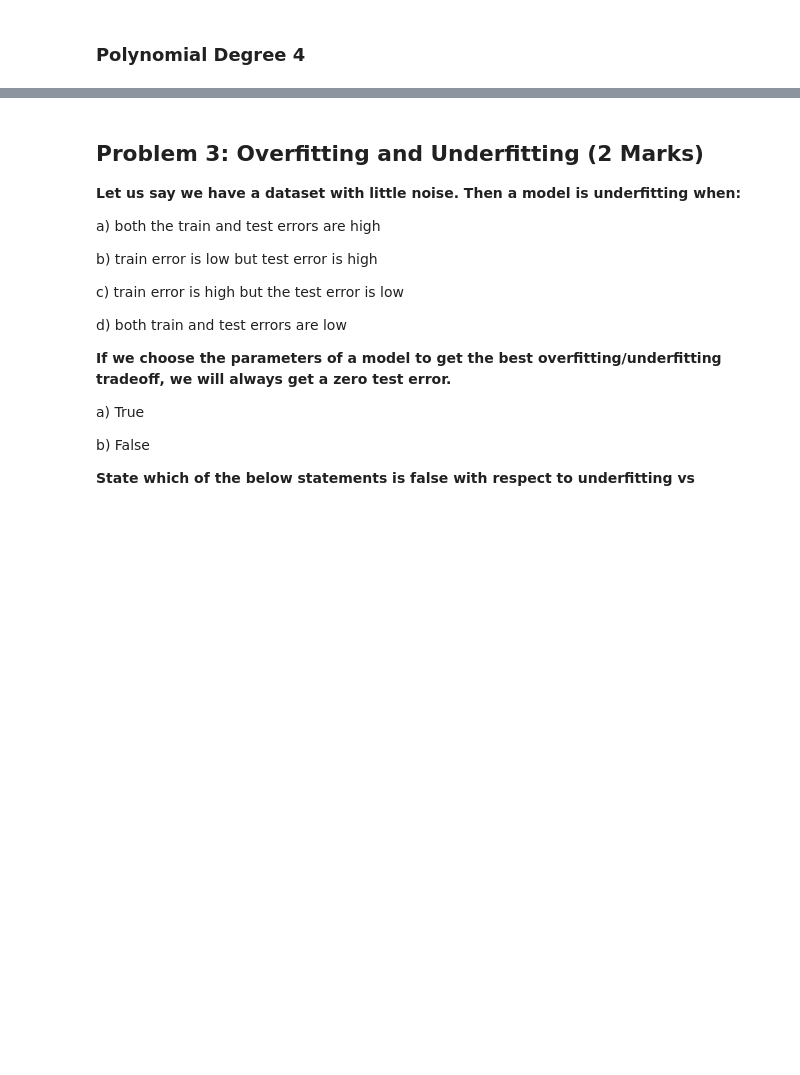
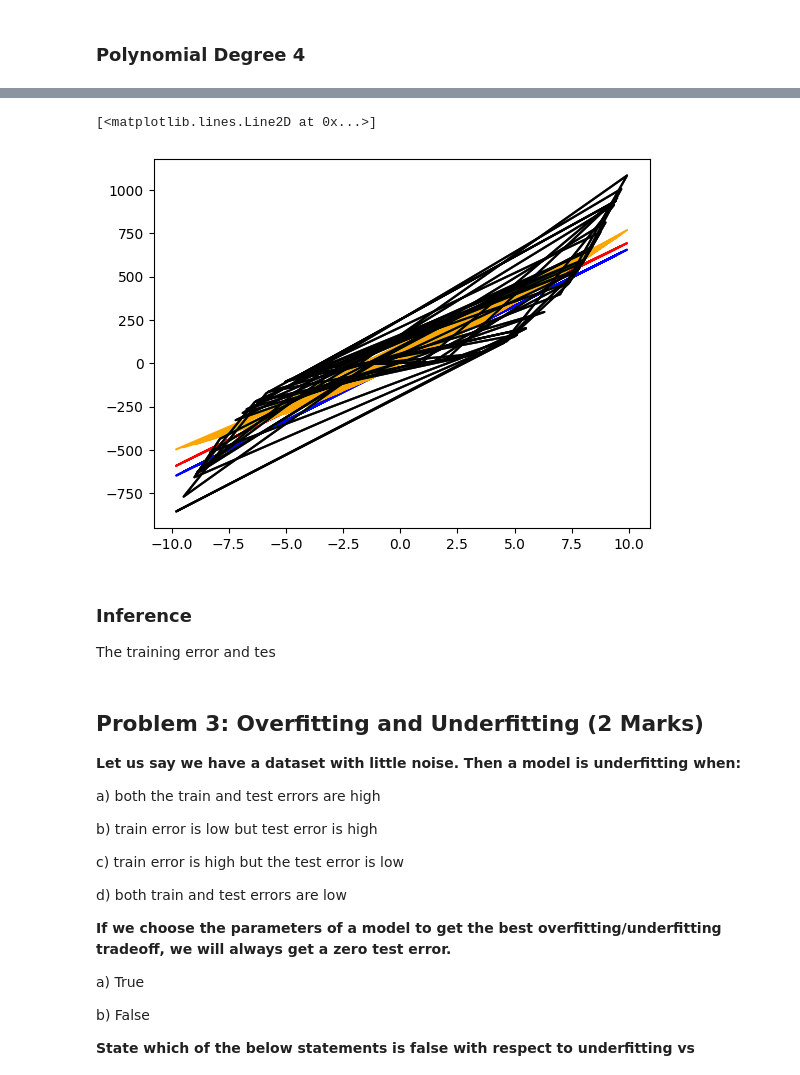
Before and after one commit to ntp3105/Comprehensive-MLOps, a Jupyter notebook: Assignment_1.ipynb, the cells around one changed output, grey strips where cells are left out. Saved outputs shown, nothing was run; the diff lists cells and outputs as text; code cells hidden in the pictures; blank space fills up the shorter version.

```diff
--- a/Assignment_1.ipynb
+++ b/Assignment_1.ipynb
@@ -184,6 +169,8 @@ Y1_test_mod =  np.resize(Y1_test,  (len(Y1_test), 1))
 
 Regression_coefficients = np.dot(np.linalg.pinv(np.dot(X1_train_mod.T, X1_train_mod)), np.dot(X1_train_mod.T, Y1_train_mod))
 print("Regression_coefficient: ", Regression_coefficients)
+Y1_Lin_Bias = np.dot(X1_train_mod, Regression_coefficients)
+print(Y1_Lin_Bias.shape)
 
 ## Compute the training and testing loss using MSE error
 Post_training_error = np.sum((Y1_train_mod - np.dot(X1_train_mod, Regression_coefficients))**2)/len(Y1_train_mod)
@@ -291,2 +337,17 @@ Testing  Accuracy:  0
 # %% [markdown]
 ### Polynomial Degree 4
+# %%
+ones_column = np.ones((X1_train.shape[0], 1))
+X1_train_poly4 = np.hstack((ones_column, X1_train, X1_train**2, X1_train**3, X1_train**4))
+print(X1_train_poly4[0:5])
+
+ones_column = np.ones((X1_test.shape[0], 1))
+X1_test_poly4 = np.hstack((ones_column, X1_test, X1_test**2, X1_test**3, X1_test**4))
+print(X1_test_poly4[0:3])
+
+Y1_train_poly4 = np.resize(Y1_train, (len(Y1_train), 1))
+Y1_test_poly4 =  np.resize(Y1_test,  (len(Y1_test), 1))
+print(X1_train_poly4.shape)
+print(X1_test_poly4.shape)
+print(Y1_train_poly4.shape)
+print(Y1_test_poly4.shape)
@@ -293,21 +375,27 @@ Testing  Accuracy:  0
 # %%
 ### Write your code here
 ## Define the hypothesis function
-
+#Hypothesis = [Beta_0 * X1_train[0] + Beta_1 * X1_train[1] + Beta_2 * X1_train[2] + Beta_3 * X1_train[3]]
+#Regression_cofficients = Beta = [Beta_0, Beta_1, Beta_2, Beta_3]
+#Hypothesis = [Beta] * X1_train
 
 
 ## Use polynomial regression to train the model
-
-
+#Using Normal equation, Regression_cofficients = inv(X1_train.T*X1_train)*X1_train.T*Y1_train
+Regression_coefficients_poly4 = np.dot(np.linalg.pinv(np.dot(X1_train_poly4.T, X1_train_poly4)), np.dot(X1_train_poly4.T, Y1_train_poly4))
+print("Regression_coefficient: ", Regression_coefficients_poly4)
+Y1_Poly4 = np.dot(X1_train_poly4, Regression_coefficients_poly4)
+print(Y1_Poly4.shape)
 
 ## Compute the training and testing loss
-
+Training_error = np.sum((Y1_train_poly4 - np.dot(X1_train_poly4, Regression_coefficients_poly4))**2)/len(Y1_train_poly4)
+test_error = np.sum((Y1_test_poly4 - np.dot(X1_test_poly4, Regression_coefficients_poly4))**2)/len(Y1_test_poly4)
 
 
 ## Print the training and testing loss
 ## update the below two variables to print the model's loss
-loss_train = 0
-loss_test = 0
+loss_train = Training_error
+loss_test = test_error
 
 print("Polynomial Degree 4")
 print("Training Loss: ", loss_train)
@@ -325,3 +447,18 @@ Testing  Accuracy:  0
+# %%
+import matplotlib.pyplot as plt
+plt.plot(X1_train, Y1_train, label='training set',                           color='magenta')
+plt.plot(X1_train, Y1_Lin_NoBias, label='y=b1*x',                            color='blue')
+plt.plot(X1_train, Y1_Lin_Bias, label='y=b0 + b1*x',                         color='red')
+plt.plot(X1_train, Y1_Poly2, label='y=b0 + b1*x + b2*x^2',                   color='orange')
+plt.plot(X1_train, Y1_Poly3, label='y=b0 + b1*x + b2*x^2 + b3*x^3',          color='green')
+plt.plot(X1_train, Y1_Poly4, label='y=b0 + b1*x + b2*x^2 + b3*x^3 + b4*x^4', color='black')
+# %% [output]
+[<matplotlib.lines.Line2D at 0x...>]
+[figure, added]
+# %% [markdown]
+### Inference
+
+The training error and tes
 # %% [markdown]
 ## Problem 3: Overfitting and Underfitting (2 Marks)
 
```
Also changed, not shown: parts of 14 cells of this notebook.
